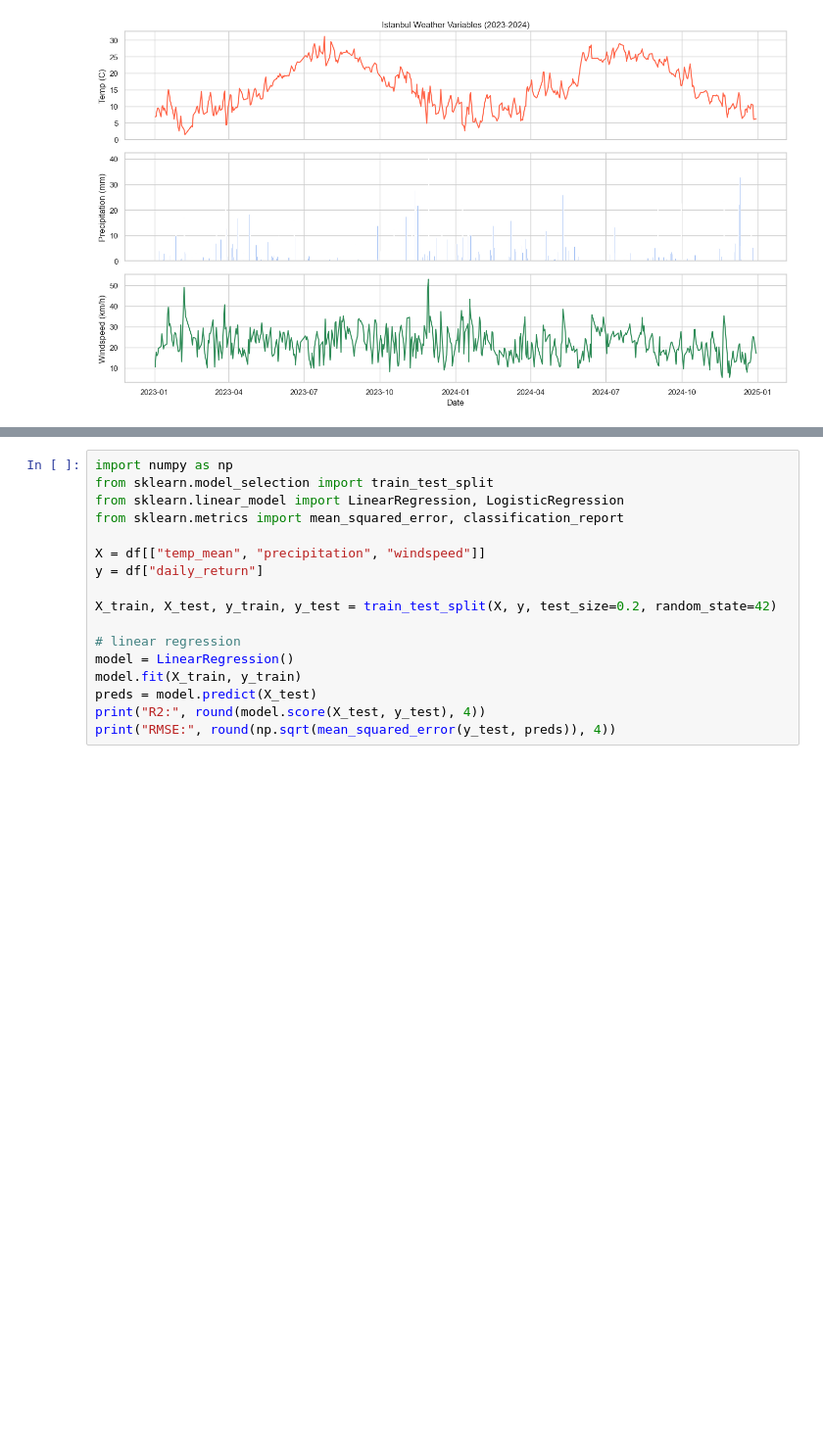
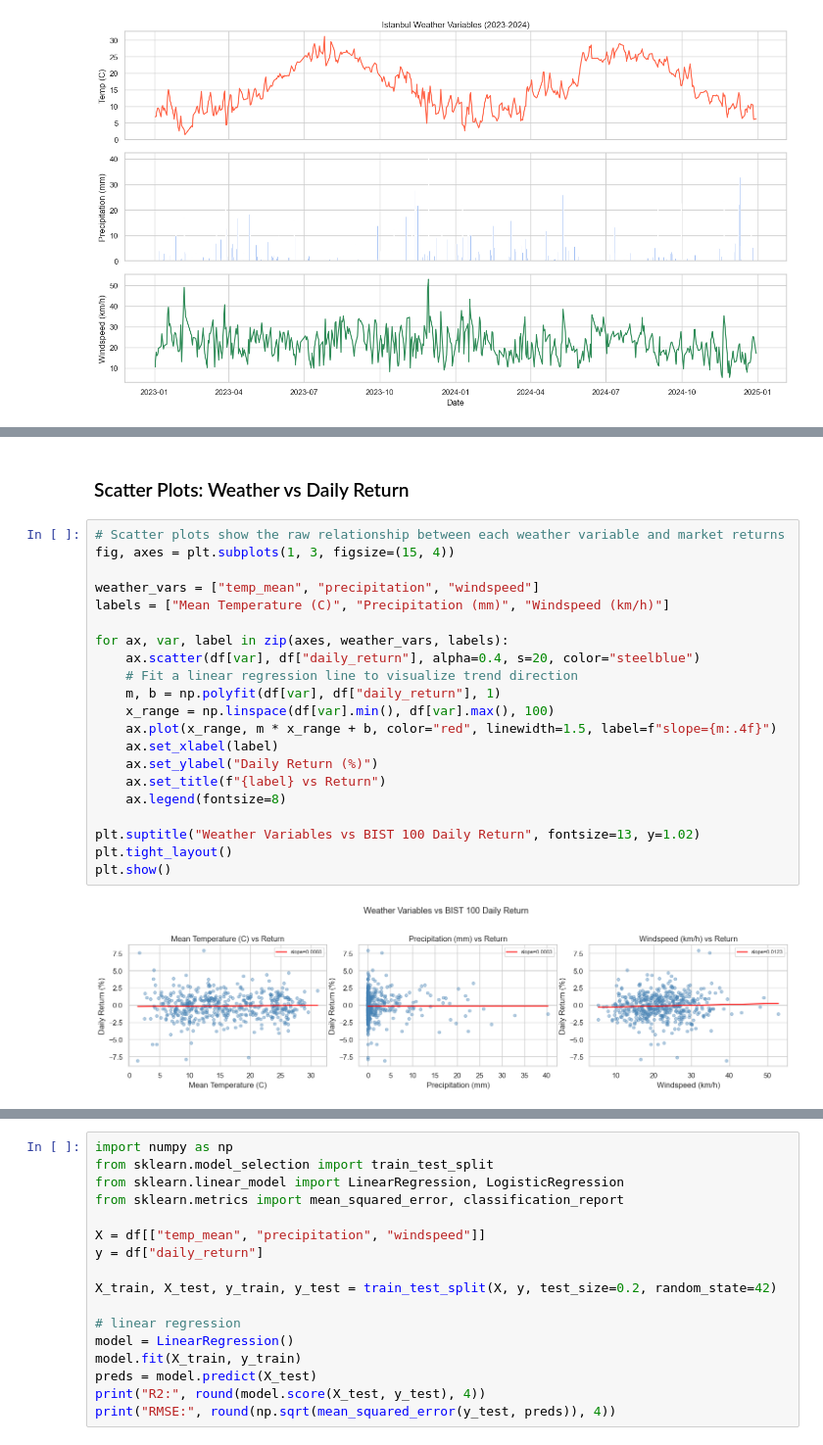
Before and after one commit to emreaks13/DSA210-project, a Jupyter notebook: Eda.ipynb, the cells around one changed output, grey strips where cells are left out. Shown at 98% size. Cells and saved outputs as stored; diff of their text form; blank space fills up the shorter version.

```diff
--- a/Eda.ipynb
+++ b/Eda.ipynb
@@ -121,0 +179,25 @@ plt.show()
+# %% [markdown]
+### Scatter Plots: Weather vs Daily Return
+# %%
+# Scatter plots show the raw relationship between each weather variable and market returns
+fig, axes = plt.subplots(1, 3, figsize=(15, 4))
+
+weather_vars = ["temp_mean", "precipitation", "windspeed"]
+labels = ["Mean Temperature (C)", "Precipitation (mm)", "Windspeed (km/h)"]
+
+for ax, var, label in zip(axes, weather_vars, labels):
+    ax.scatter(df[var], df["daily_return"], alpha=0.4, s=20, color="steelblue")
+    # Fit a linear regression line to visualize trend direction
+    m, b = np.polyfit(df[var], df["daily_return"], 1)
+    x_range = np.linspace(df[var].min(), df[var].max(), 100)
+    ax.plot(x_range, m * x_range + b, color="red", linewidth=1.5, label=f"slope={m:.4f}")
+    ax.set_xlabel(label)
+    ax.set_ylabel("Daily Return (%)")
+    ax.set_title(f"{label} vs Return")
+    ax.legend(fontsize=8)
+
+plt.suptitle("Weather Variables vs BIST 100 Daily Return", fontsize=13, y=1.02)
+plt.tight_layout()
+plt.show()
+# %% [output]
+[figure, added]
```
Also changed, not shown: parts of 7 cells of this notebook.
